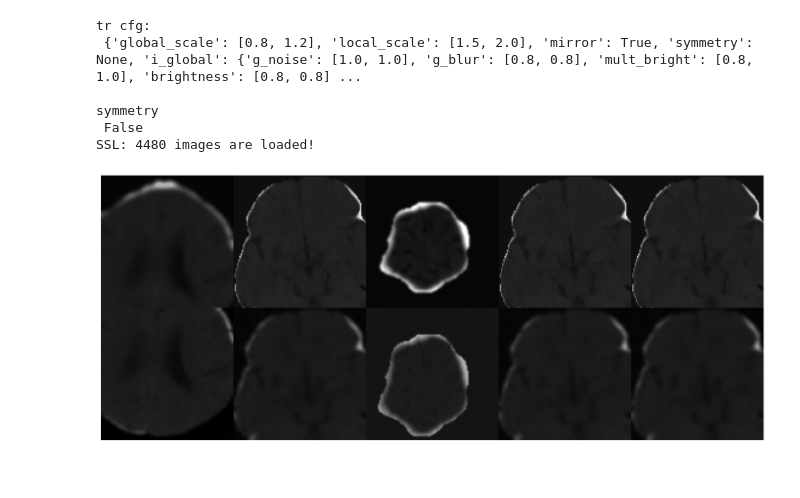
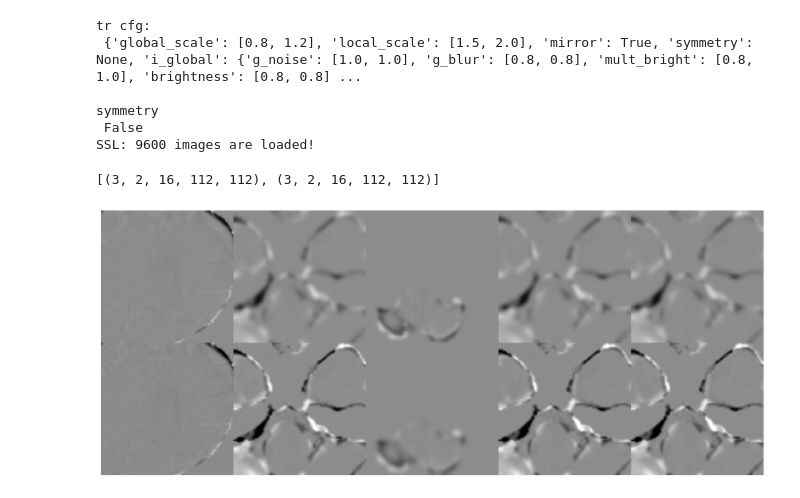
Before and after one commit to MIC-DKFZ/nnUNet, a Jupyter notebook: DeSD/test_dataloader.ipynb, the cells around one changed output. Cells and saved outputs as stored; diff of their text form; code cells hidden in the pictures.

```diff
--- a/DeSD/test_dataloader.ipynb
+++ b/DeSD/test_dataloader.ipynb
@@ -1,7 +1,7 @@
 # %%
 import yaml
 
-file_path = '/home/jseia/Desktop/thesis/code/nnUNet_ais/DeSD/cfg_files/ssl_pretrain/reduce_rkme/config_non_tbi_001_rkm000.yml'
+file_path = '/home/jseia/Desktop/thesis/code/nnUNet_ais/DeSD/cfg_files/ssl_pretrain/all_ncct/config_all_ncct_002.yml'
 with open(file_path, 'r') as yfile:
     cfg = yaml.safe_load(yfile)
 # %%
@@ -25,7 +25,7 @@ tr cfg:
 
 symmetry
  False
-SSL: 4480 images are loaded!
+SSL: 9600 images are loaded!
 # %%
 # import matplotlib.pyplot as plt
 # sample = train_set[0]
@@ -54,17 +56,19 @@ train_data_loader = torch.utils.data.DataLoader(train_set,
 # %%
 import numpy as np
 import matplotlib.pyplot as plt
 images = next(iter(train_data_loader))
-fig, ax = plt.subplots(1,1,figsize=(15,6))
+fig, ax = plt.subplots(1, 1, figsize=(15,6))
 rng = np.random.default_rng(420)
+print([i.numpy().shape for i in images[0]])
 images = np.asarray([i.numpy() for i in images[0]])
 images = np.concatenate(images, 4)
 idx = rng.choice(np.arange(images.shape[0]), 5)
 z_idx = images.shape[2] // 2
-images = (np.concatenate(images[idx, 0, z_idx, :, :], 0)).T
+images = (np.concatenate(images[idx, 1, z_idx, :, :], 0)).T
 ax.imshow(images, cmap='gray')
 plt.tight_layout()
 plt.axis('off')
 plt.show()
 # %% [output]
+[(3, 2, 16, 112, 112), (3, 2, 16, 112, 112)]
-[figure, old version]
+[figure, new version]
```
Also changed, not shown: parts of 1 cell of this notebook.
